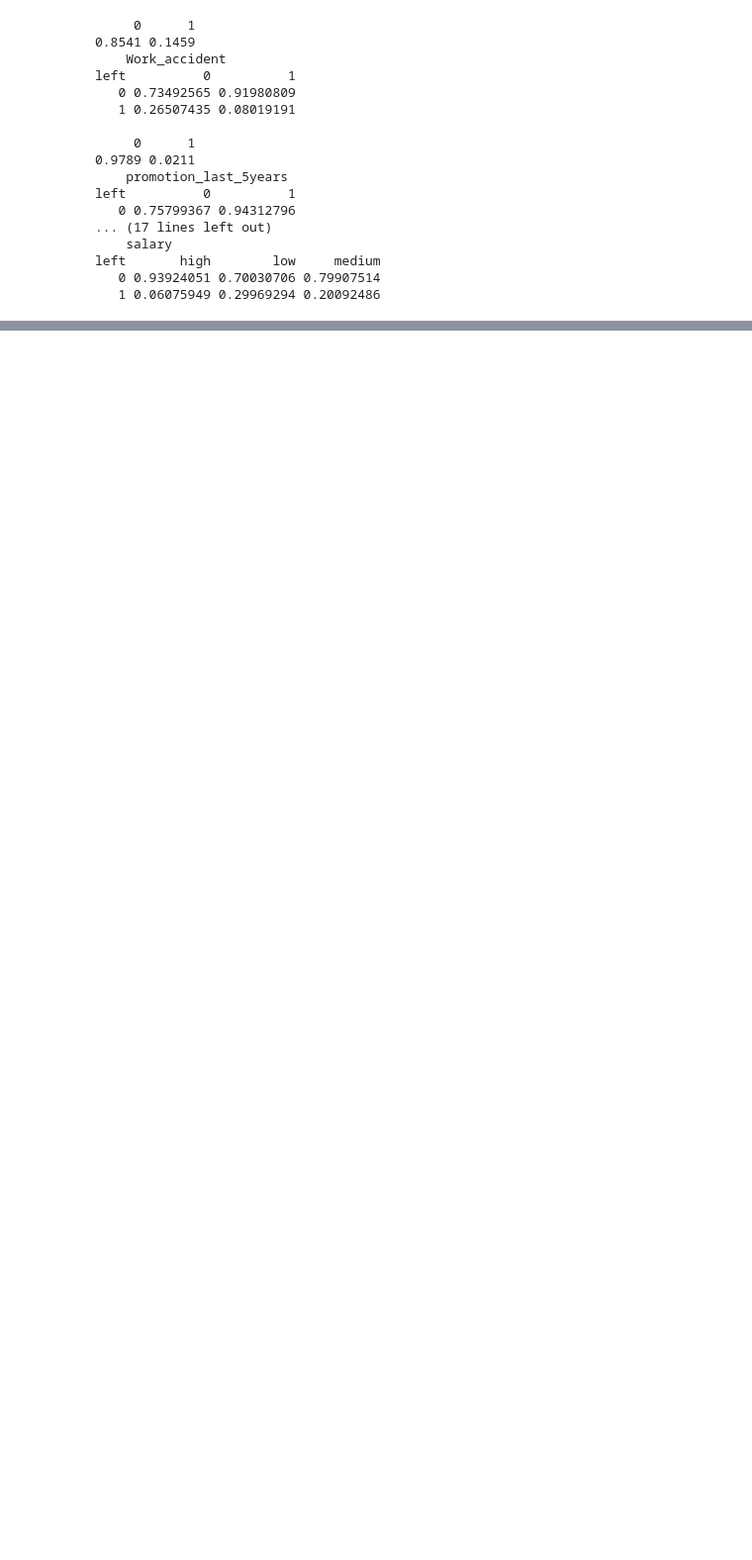
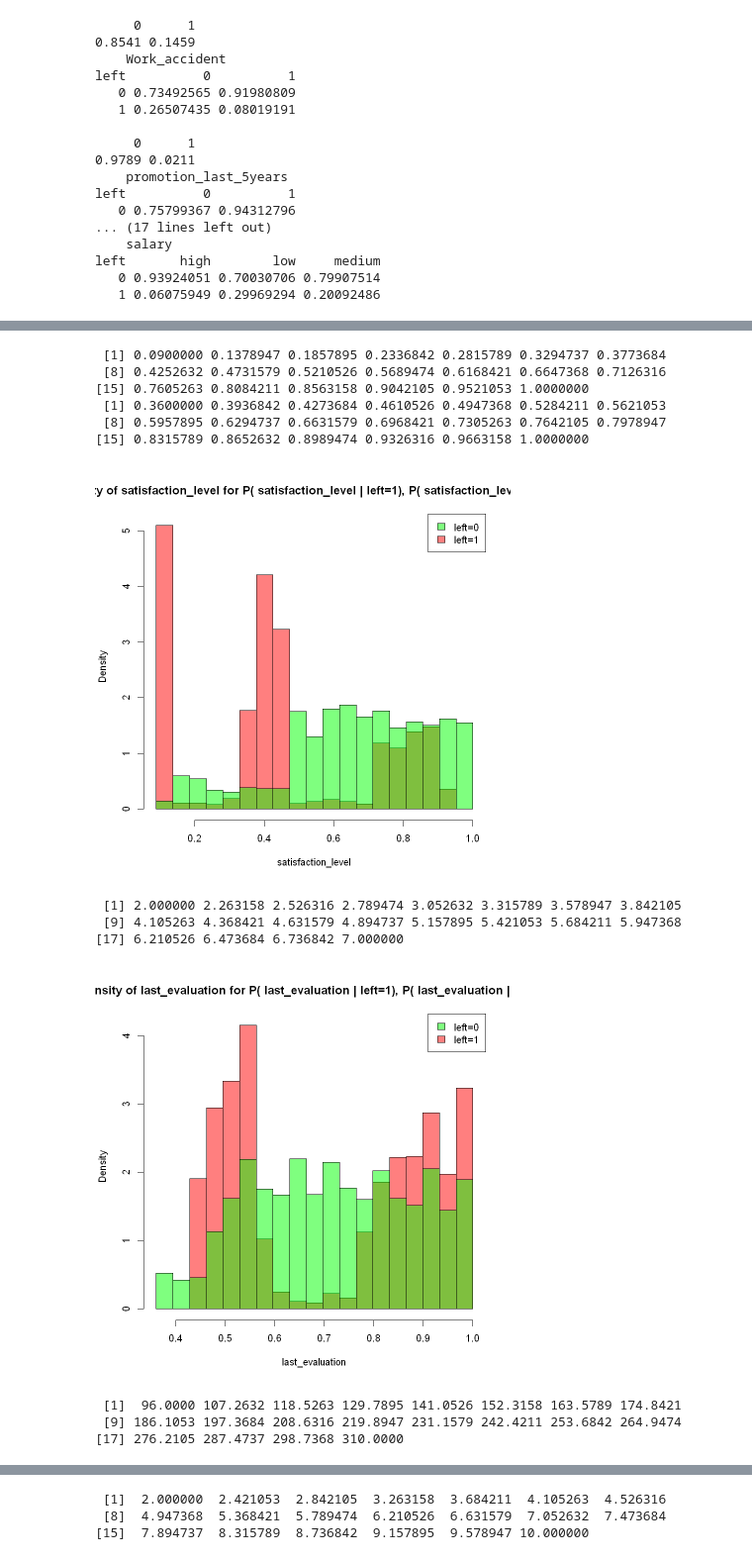
Before and after one commit to HEG-IG-Ex/62-62_Data_Mining, a Jupyter notebook: tp01/hr_predictions.ipynb, the cells around one changed output, grey strips where cells are left out. Shown at 99% size. Saved outputs shown, nothing was run; the diff lists cells and outputs as text; code cells hidden in the pictures; blank space fills up the shorter version.

```diff
--- a/tp01/hr_predictions.ipynb
+++ b/tp01/hr_predictions.ipynb
@@ -231,0 +417,23 @@ department         0      1
+# %%
+# Define the index of the variable and target variable
+for (i in quantitatives_attributes_col_idx) {
+  visualizeConditionalDistribution(
+    data,
+    i,
+    target_variables_idx)
+}
+# %% [output]
+ [1] 0.0900000 0.1378947 0.1857895 0.2336842 0.2815789 0.3294737 0.3773684
+ [8] 0.4252632 0.4731579 0.5210526 0.5689474 0.6168421 0.6647368 0.7126316
+[15] 0.7605263 0.8084211 0.8563158 0.9042105 0.9521053 1.0000000
+ [1] 0.3600000 0.3936842 0.4273684 0.4610526 0.4947368 0.5284211 0.5621053
+ [8] 0.5957895 0.6294737 0.6631579 0.6968421 0.7305263 0.7642105 0.7978947
+[15] 0.8315789 0.8652632 0.8989474 0.9326316 0.9663158 1.0000000
+[figure, added]
+ [1] 2.000000 2.263158 2.526316 2.789474 3.052632 3.315789 3.578947 3.842105
+ [9] 4.105263 4.368421 4.631579 4.894737 5.157895 5.421053 5.684211 5.947368
+[17] 6.210526 6.473684 6.736842 7.000000
+[figure, added]
+ [1]  96.0000 107.2632 118.5263 129.7895 141.0526 152.3158 163.5789 174.8421
+ [9] 186.1053 197.3684 208.6316 219.8947 231.1579 242.4211 253.6842 264.9474
+[17] 276.2105 287.4737 298.7368 310.0000
@@ -231,0 +441,3 @@ department         0      1
+ [1]  2.000000  2.421053  2.842105  3.263158  3.684211  4.105263  4.526316
+ [8]  4.947368  5.368421  5.789474  6.210526  6.631579  7.052632  7.473684
+[15]  7.894737  8.315789  8.736842  9.157895  9.578947 10.000000
```
Also changed, not shown: parts of 17 cells of this notebook, 7 other files.
